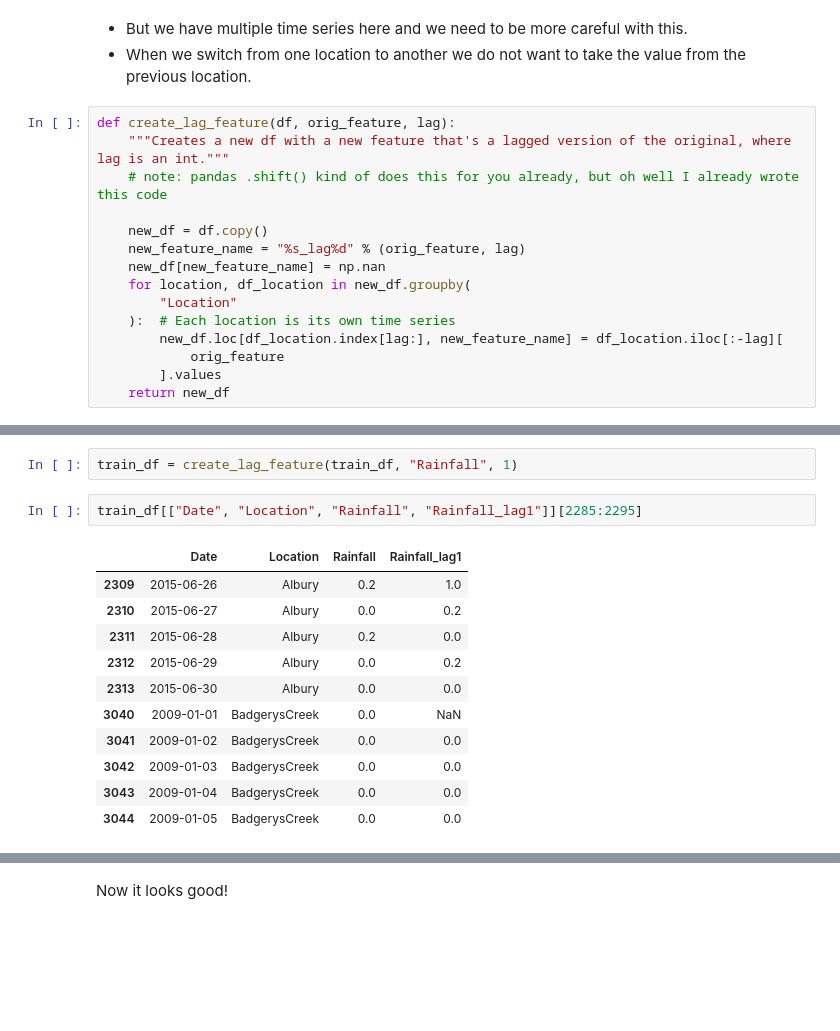
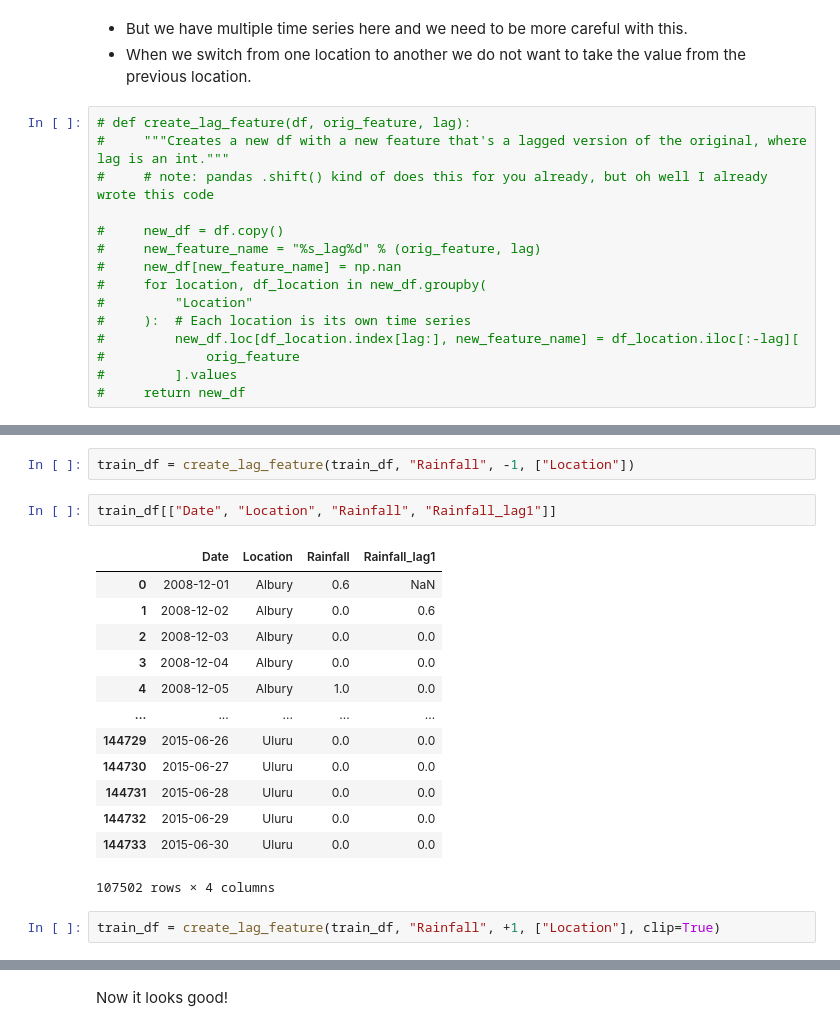
Before and after one commit to ricd99/cpsc330-2025W1, a Jupyter notebook: _sources/lectures/notes/19_time-series.ipynb, the cells around one changed output, grey strips where cells are left out. Cells and saved outputs as stored; diff of their text form; blank space fills up the shorter version.

```diff
--- a/_sources/lectures/notes/19_time-series.ipynb
+++ b/_sources/lectures/notes/19_time-series.ipynb
@@ -1946,17 +1946,17 @@ train_df[["Date", "Location", "Rainfall", "Rainfall_lag1"]][:20]
 - But we have multiple time series here and we need to be more careful with this.
 - When we switch from one location to another we do not want to take the value from the previous location.
 # %%
-def create_lag_feature(df, orig_feature, lag):
-    """Creates a new df with a new feature that's a lagged version of the original, where lag is an int."""
-    # note: pandas .shift() kind of does this for you already, but oh well I already wrote this code
+# def create_lag_feature(df, orig_feature, lag):
+#     """Creates a new df with a new feature that's a lagged version of the original, where lag is an int."""
+#     # note: pandas .shift() kind of does this for you already, but oh well I already wrote this code
 
-    new_df = df.copy()
-    new_feature_name = "%s_lag%d" % (orig_feature, lag)
-    new_df[new_feature_name] = np.nan
-    for location, df_location in new_df.groupby(
-        "Location"
-    ):  # Each location is its own time series
-        new_df.loc[df_location.index[lag:], new_feature_name] = df_location.iloc[:-lag][
-            orig_feature
-        ].values
-    return new_df
+#     new_df = df.copy()
+#     new_feature_name = "%s_lag%d" % (orig_feature, lag)
+#     new_df[new_feature_name] = np.nan
+#     for location, df_location in new_df.groupby(
+#         "Location"
+#     ):  # Each location is its own time series
+#         new_df.loc[df_location.index[lag:], new_feature_name] = df_location.iloc[:-lag][
+#             orig_feature
+#         ].values
+#     return new_df
@@ -1963,16 +2027,20 @@ def create_lag_feature(df, orig_feature, lag):
 # %%
-train_df = create_lag_feature(train_df, "Rainfall", 1)
+train_df = create_lag_feature(train_df, "Rainfall", -1, ["Location"])
 # %%
-train_df[["Date", "Location", "Rainfall", "Rainfall_lag1"]][2285:2295]
+train_df[["Date", "Location", "Rainfall", "Rainfall_lag1"]]
 # %% [output]
 |  | Date | Location | Rainfall | Rainfall_lag1 |
-| 2309 | 2015-06-26 | Albury | 0.2 | 1.0 |
-| 2310 | 2015-06-27 | Albury | 0.0 | 0.2 |
-| 2311 | 2015-06-28 | Albury | 0.2 | 0.0 |
-| 2312 | 2015-06-29 | Albury | 0.0 | 0.2 |
-| 2313 | 2015-06-30 | Albury | 0.0 | 0.0 |
-| 3040 | 2009-01-01 | BadgerysCreek | 0.0 | NaN |
-| 3041 | 2009-01-02 | BadgerysCreek | 0.0 | 0.0 |
-| 3042 | 2009-01-03 | BadgerysCreek | 0.0 | 0.0 |
-| 3043 | 2009-01-04 | BadgerysCreek | 0.0 | 0.0 |
-| 3044 | 2009-01-05 | BadgerysCreek | 0.0 | 0.0 |
+| 0 | 2008-12-01 | Albury | 0.6 | NaN |
+| 1 | 2008-12-02 | Albury | 0.0 | 0.6 |
+| 2 | 2008-12-03 | Albury | 0.0 | 0.0 |
+| 3 | 2008-12-04 | Albury | 0.0 | 0.0 |
+| 4 | 2008-12-05 | Albury | 1.0 | 0.0 |
+| ... | ... | ... | ... | ... |
+| 144729 | 2015-06-26 | Uluru | 0.0 | 0.0 |
+| 144730 | 2015-06-27 | Uluru | 0.0 | 0.0 |
+| 144731 | 2015-06-28 | Uluru | 0.0 | 0.0 |
+| 144732 | 2015-06-29 | Uluru | 0.0 | 0.0 |
+| 144733 | 2015-06-30 | Uluru | 0.0 | 0.0 |
+107502 rows × 4 columns
+# %%
+train_df = create_lag_feature(train_df, "Rainfall", +1, ["Location"], clip=True)
```
Also changed, not shown: parts of 9 cells of this notebook, 32 other files.
